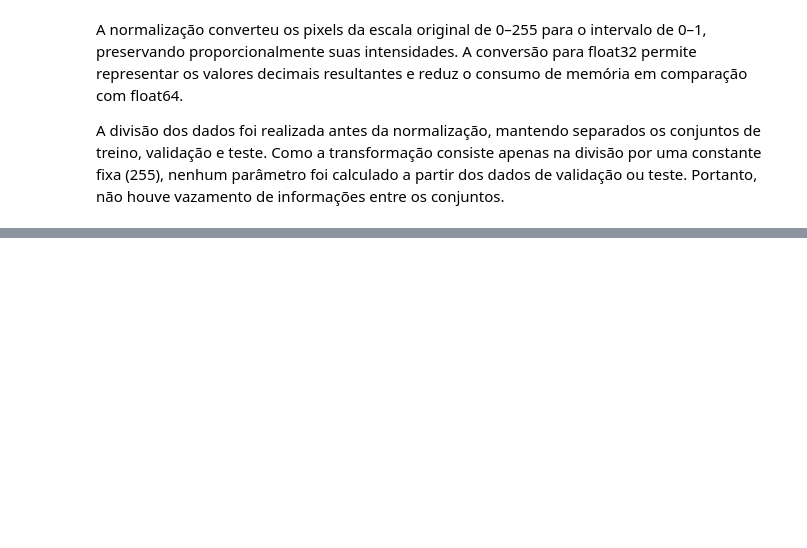
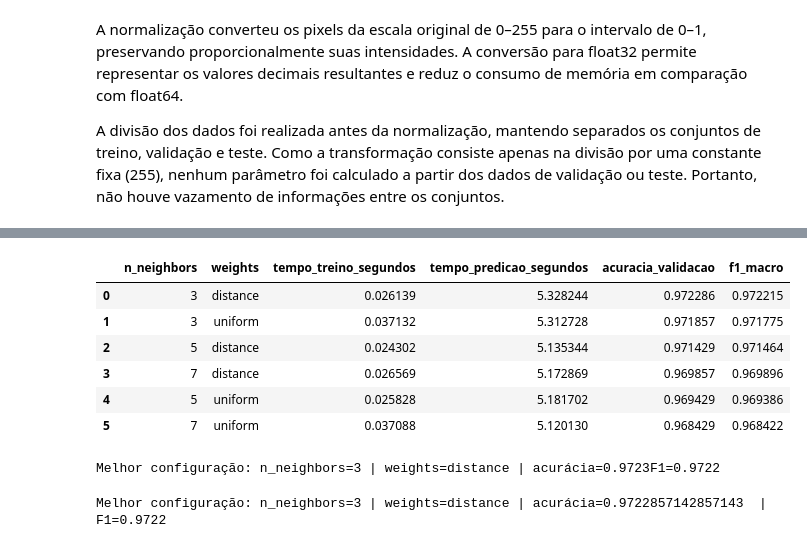
Before and after one commit to senapalm/classificador_de_digitos, a Jupyter notebook: classificador_de_digitos.ipynb, the cells around one changed output, grey strips where cells are left out. Drawn from its saved outputs; the diff is of its cells as text; code cells hidden in the pictures; blank space fills up the shorter version.

```diff
--- a/classificador_de_digitos.ipynb
+++ b/classificador_de_digitos.ipynb
@@ -171,0 +287,53 @@ A divisão dos dados foi realizada antes da normalização, mantendo separados o
+# %%
+resultados_knn = []
+
+for n_neighbors in [3, 5, 7]:
+    for weights in ["uniform", "distance"]:
+        _, y_pred, resultado = treinar_avaliar_knn(
+            X_train,
+            y_train,
+            X_val,
+            y_val,
+            n_neighbors=n_neighbors,
+            weights=weights
+        )
+
+        resultado["f1_macro"] = f1_score(
+            y_val,
+            y_pred,
+            average="macro"
+        )
+
+        resultados_knn.append(resultado)
+
+comparacao_knn = (
+    pd.DataFrame(resultados_knn)
+    .sort_values(
+        by=["f1_macro", "acuracia_validacao"],
+        ascending=[False, False]
+    )
+    .reset_index(drop=True)
+)
+
+display(comparacao_knn)
+
+melhor_configuracao_knn = comparacao_knn.iloc[0]
+# %% [output]
+|  | n_neighbors | weights | tempo_treino_segundos | tempo_predicao_segundos | acuracia_validacao | f1_macro |
+| 0 | 3 | distance | 0.026139 | 5.328244 | 0.972286 | 0.972215 |
+| 1 | 3 | uniform | 0.037132 | 5.312728 | 0.971857 | 0.971775 |
+| 2 | 5 | distance | 0.024302 | 5.135344 | 0.971429 | 0.971464 |
+| 3 | 7 | distance | 0.026569 | 5.172869 | 0.969857 | 0.969896 |
+| 4 | 5 | uniform | 0.025828 | 5.181702 | 0.969429 | 0.969386 |
+| 5 | 7 | uniform | 0.037088 | 5.120130 | 0.968429 | 0.968422 |
+Melhor configuração: n_neighbors=3 | weights=distance | acurácia=0.9723F1=0.9722
+# %%
+print(
+    f"Melhor configuração: "
+    f"n_neighbors={melhor_configuracao_knn['n_neighbors']} | "
+    f"weights={melhor_configuracao_knn['weights']} | "
+    f"acurácia={melhor_configuracao_knn['acuracia_validacao']}  | "
+    f"F1={melhor_configuracao_knn['f1_macro']:.4f}"
+)
+# %% [output]
+Melhor configuração: n_neighbors=3 | weights=distance | acurácia=0.9722857142857143  | F1=0.9722
```
Also changed, not shown: parts of 8 cells of this notebook.
